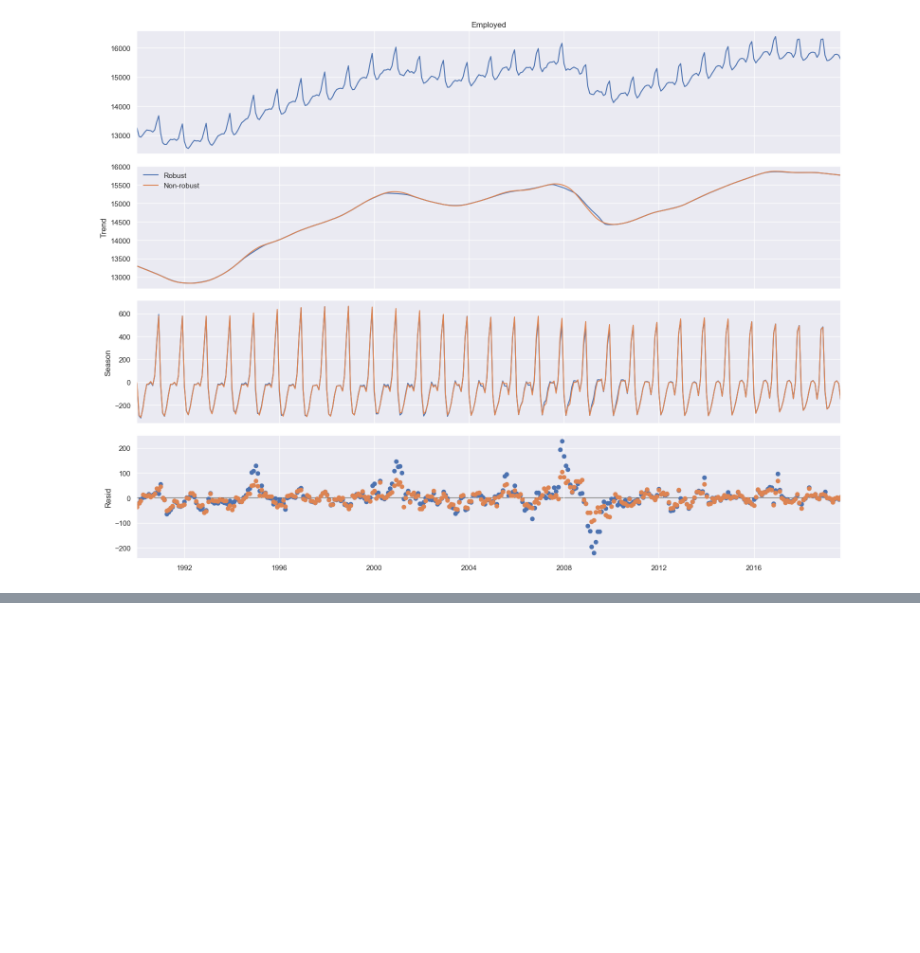
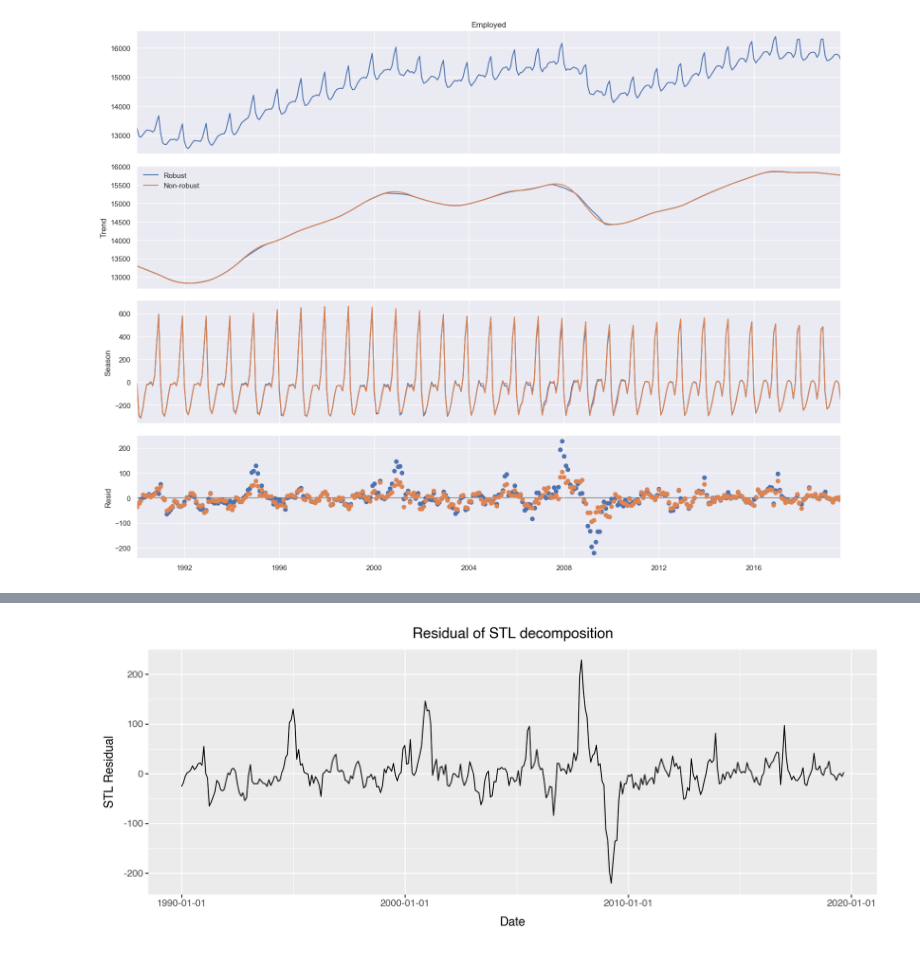
Before and after one commit to yl238/forecasting-principles-and-practice, a Jupyter notebook: ch03/06-STL-Decomposition.ipynb, the cells around one changed output, grey strips where cells are left out. Cells and saved outputs as stored; diff of their text form; code cells hidden in the pictures; blank space fills up the shorter version.

```diff
--- a/ch03/06-STL-Decomposition.ipynb
+++ b/ch03/06-STL-Decomposition.ipynb
@@ -100,0 +128,8 @@ fig
+# %%
+ggplot(res_robust.resid.reset_index()) \
+    + aes(x='date', y='resid') \
+    + geom_line() \
+    + labs(x='Date', y='STL Residual', title='Residual of STL decomposition') \
+    + theme(figure_size=(10, 4))
+# %% [output]
+[figure, added]
```
Also changed, not shown: parts of 5 cells of this notebook.
